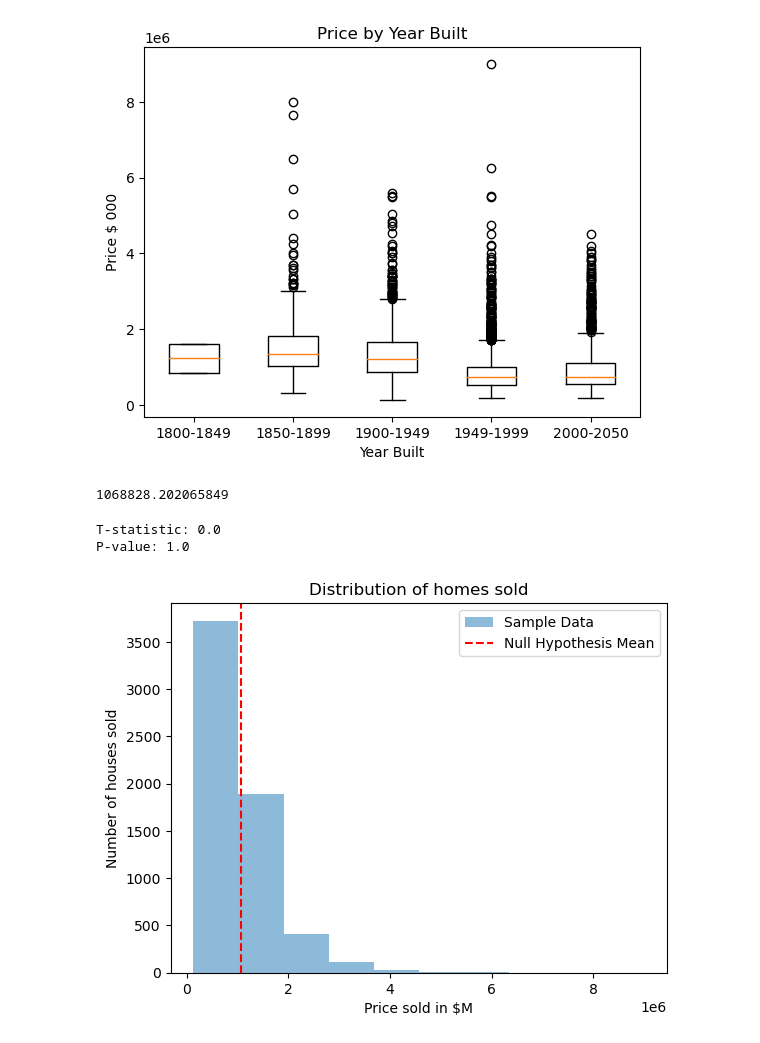
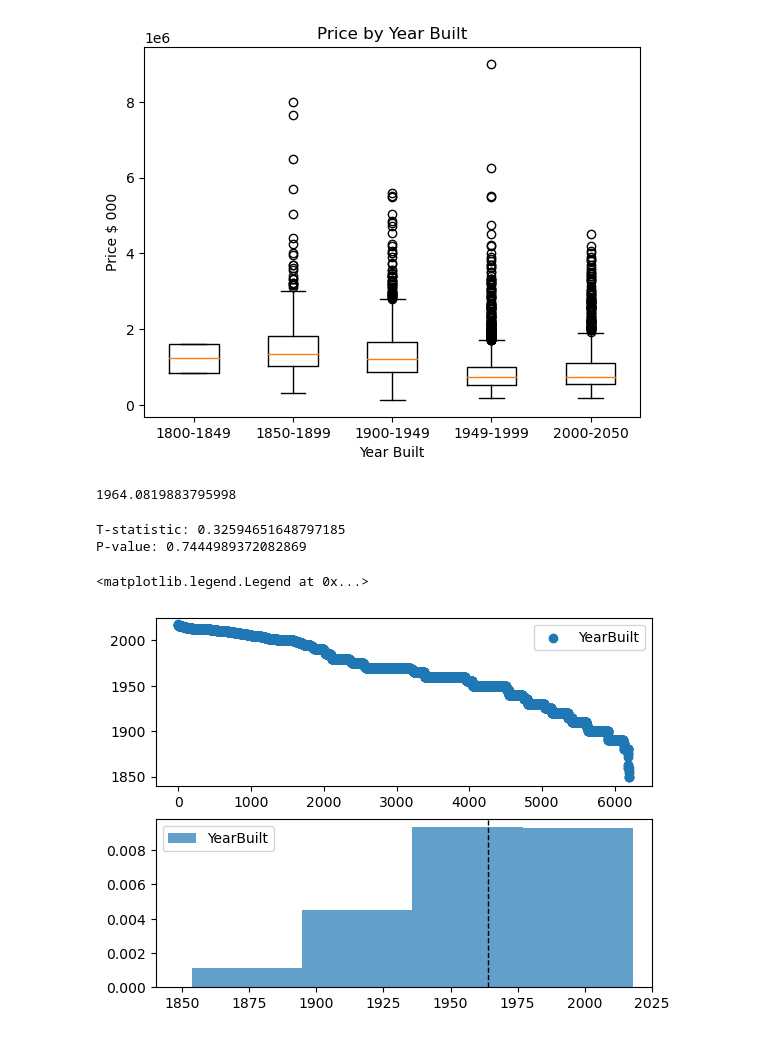
Before and after one commit to OormiC/Project1, a Jupyter notebook: BJ_Analysis/Year Built as variable Q3.ipynb, the cells around one changed output. Saved outputs shown, nothing was run; the diff lists cells and outputs as text; code cells hidden in the pictures.

Commit message:
update analysis for year built

```diff
--- a/BJ_Analysis/Year Built as variable Q3.ipynb
+++ b/BJ_Analysis/Year Built as variable Q3.ipynb
@@ -321,30 +302,36 @@ plt.show()
 # %% [output]
 [figure]
 # %%
-price_mean = year_builtdrop_df['Price'].mean()
-price_mean
+random_sample = year_builtdrop_df.sample(n=2000)
+year_mean = year_builtdrop_df['YearBuilt'].mean()
+year_mean
 # %% [output]
-1068828.202065849
+1964.0819883795998
 # %%
 # Define the null hypothesis mean
-null_hypothesis_mean = price_mean
+null_hypothesis_mean = year_mean
 
 # Perform the one-sample t-test
-t_statistic, p_value = st.ttest_1samp(year_builtdrop_df['Price'], null_hypothesis_mean)
+t_statistic, p_value = st.ttest_1samp(random_sample['YearBuilt'], null_hypothesis_mean)
+
+print("T-statistic:", t_statistic)
+print("P-value:", p_value)
+# %% [output]
+T-statistic: 0.32594651648797185
+P-value: 0.7444989372082869
 # %%
-print("T-statistic:", t_statistic)
-print("P-value:", p_value)
+# Scatter Plot of Data
+plt.subplot(2, 1, 1)
+plt.scatter(range(len(year_builtdrop_df['YearBuilt'])), year_builtdrop_df['YearBuilt'], label="YearBuilt")
+plt.ylim(1840,2025)
+plt.legend()
 
-# You can also create a histogram to visualize the data
-plt.hist(year_builtdrop_df['Price'], bins=10, alpha=0.5, label='Sample Data')
-plt.axvline(x=null_hypothesis_mean, color='red', linestyle='--', label='Null Hypothesis Mean')
+# Histogram Plot of Data
+plt.subplot(2, 1, 2)
+plt.hist(year_builtdrop_df['YearBuilt'], 20, density=True, alpha=0.7, label="YearBuilt")
+plt.axvline(year_builtdrop_df['YearBuilt'].mean(), color='k', linestyle='dashed', linewidth=1)
+plt.xlim(1840,2025)
 plt.legend()
-plt.xlabel("Price sold in $M")
-plt.ylabel("Number of houses sold")
-plt.title("Distribution of homes sold")
-plt.savefig('../BJ_Analysis/pricevyearbuilt_sold.jpg')
-plt.show()
 # %% [output]
-T-statistic: 0.0
-P-value: 1.0
+<matplotlib.legend.Legend at 0x...>
-[figure, old version]
+[figure, new version]
```
Also changed, not shown: parts of 2 cells of this notebook, 1 other file.
